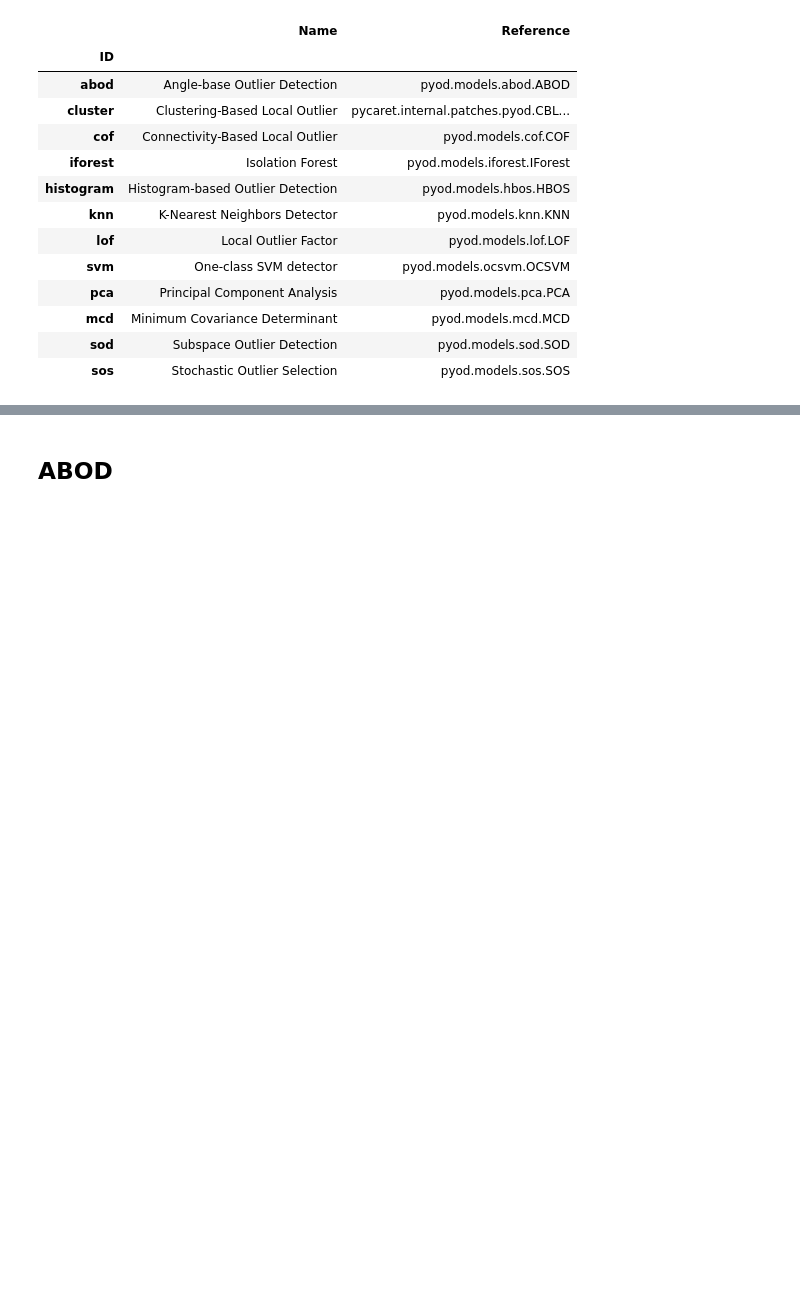
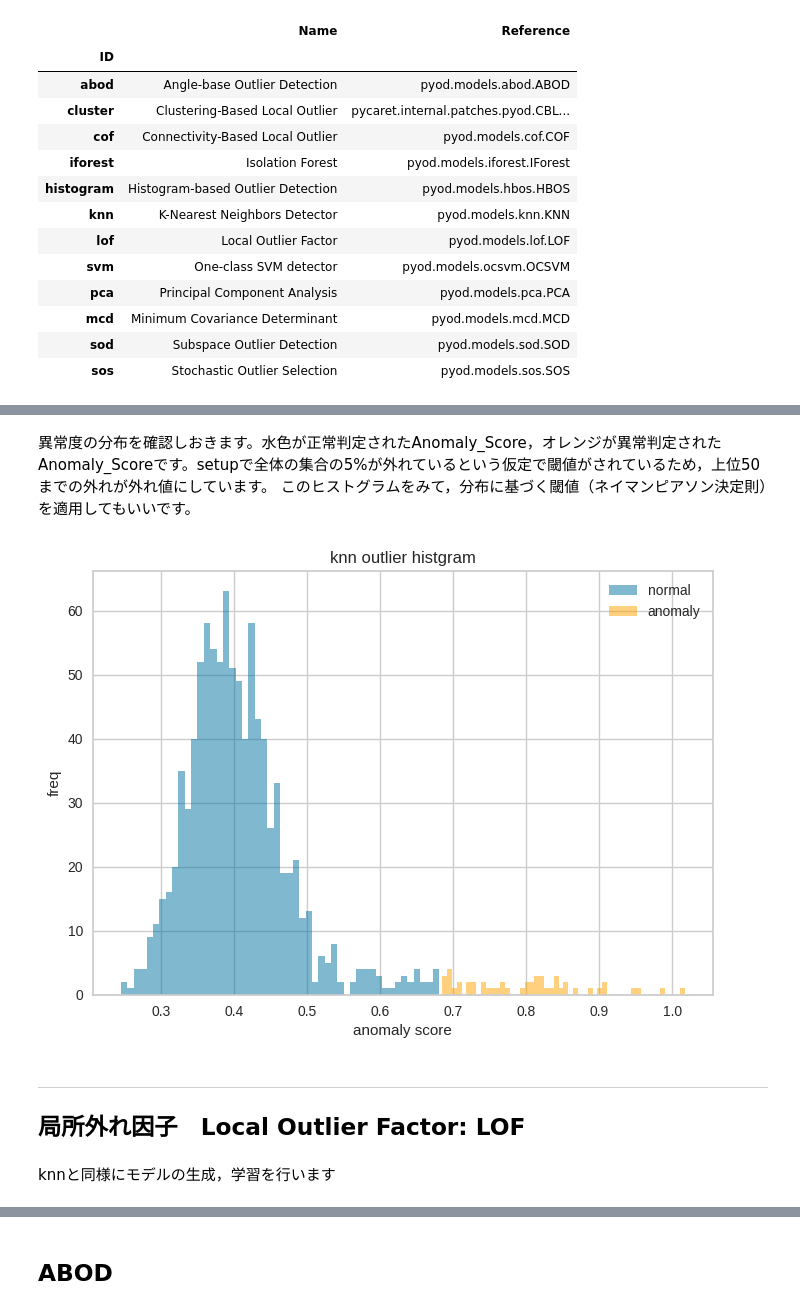
Before and after one commit to hamagami/anomaly-detection, a Jupyter notebook: pycaret_anomaly.ipynb, the cells around one changed output, grey strips where cells are left out. Saved outputs shown, nothing was run; the diff lists cells and outputs as text; code cells hidden in the pictures; blank space fills up the shorter version.

```diff
--- a/pycaret_anomaly.ipynb
+++ b/pycaret_anomaly.ipynb
@@ -148,0 +140,20 @@ models()
+# %% [markdown]
+異常度の分布を確認しおきます。水色が正常判定されたAnomaly_Score，オレンジが異常判定されたAnomaly_Scoreです。setupで全体の集合の5%が外れているという仮定で閾値がされているため，上位50までの外れが外れ値にしています。
+このヒストグラムをみて，分布に基づく閾値（ネイマンピアソン決定則）を適用してもいいです。
+# %%
+plt.hist(knn_results[knn_results["Anomaly"]==0]["Anomaly_Score"],bins=50,alpha=0.5,label="normal")
+plt.hist(knn_results[knn_results["Anomaly"]==1]["Anomaly_Score"],bins=50,alpha=0.5,color="orange",label="anomaly")
+plt.title("knn outlier histgram")
+plt.xlabel("anomaly score")
+plt.ylabel("freq")
+plt.legend()
+plt.show()
+# %% [output]
+[figure, added]
+# %% [markdown]
+
+
+---
+## **局所外れ因子　Local Outlier Factor: LOF**
+# %% [markdown]
+knnと同様にモデルの生成，学習を行います
```
Also changed, not shown: parts of 45 cells of this notebook.
